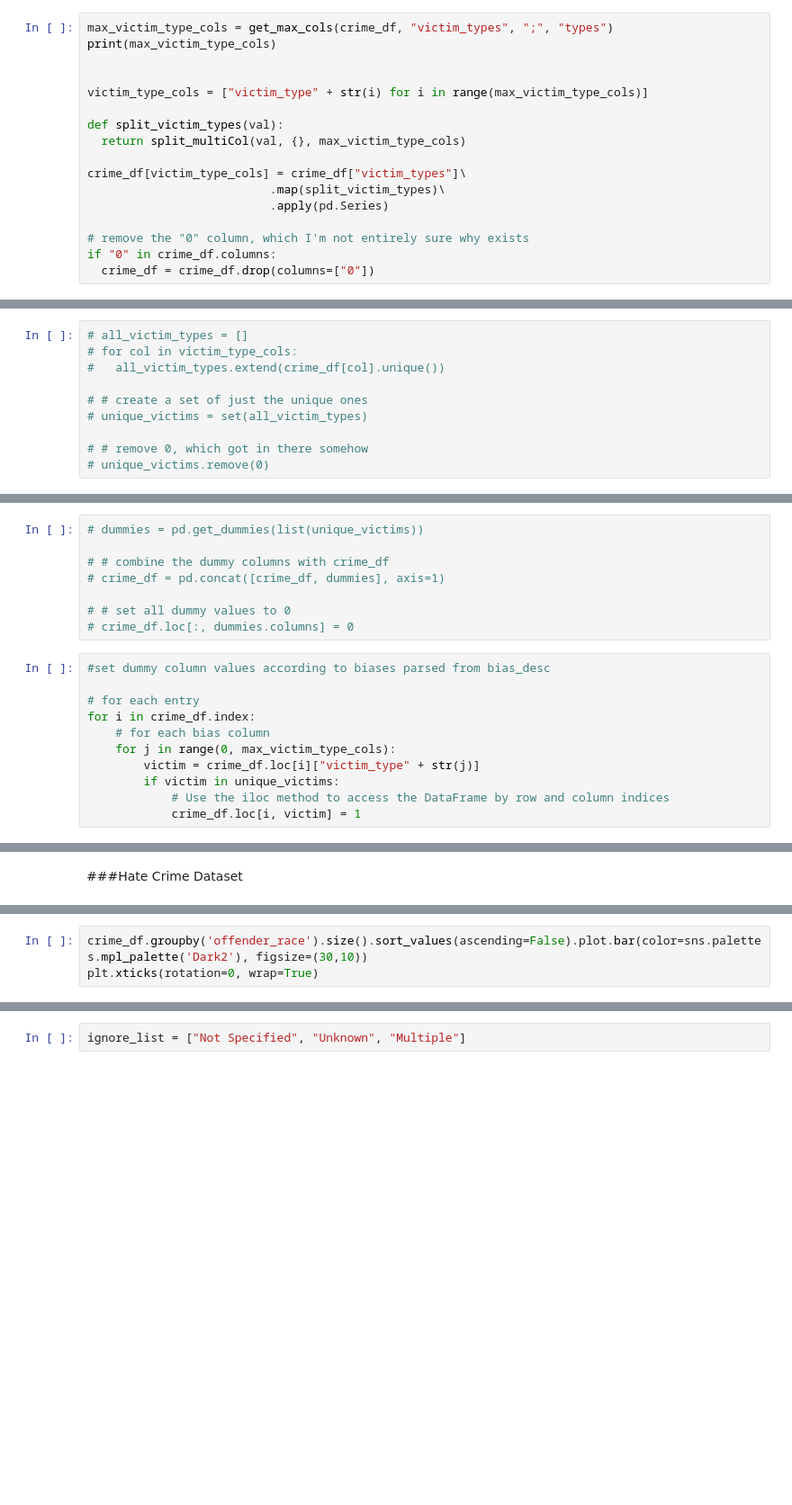
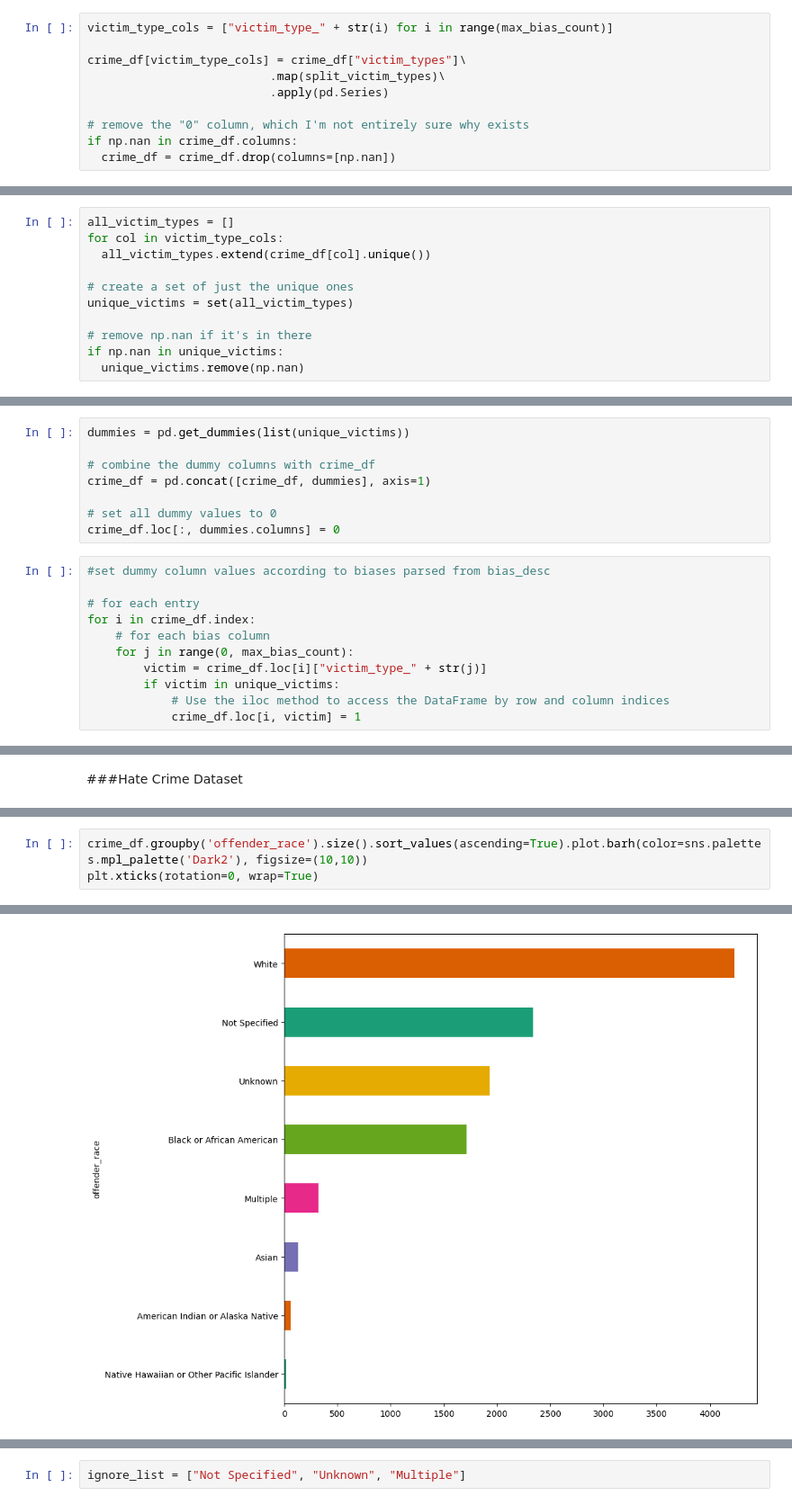
Before and after one commit to IsaacFigNewton/Analyzing-Hate-Crime-Data, a Jupyter notebook: Hate_Crime_Data_Exploration.ipynb, the cells around one changed output, grey strips where cells are left out. Shown at 90% size. Cells and saved outputs as stored; diff of their text form; blank space fills up the shorter version.

```diff
--- a/Hate_Crime_Data_Exploration.ipynb
+++ b/Hate_Crime_Data_Exploration.ipynb
@@ -264,17 +284,10 @@ crime_df.head()
 # %%
-max_victim_type_cols = get_max_cols(crime_df, "victim_types", ";", "types")
-print(max_victim_type_cols)
-
-
-victim_type_cols = ["victim_type" + str(i) for i in range(max_victim_type_cols)]
-
-def split_victim_types(val):
-  return split_multiCol(val, {}, max_victim_type_cols)
+victim_type_cols = ["victim_type_" + str(i) for i in range(max_bias_count)]
 
 crime_df[victim_type_cols] = crime_df["victim_types"]\
                           .map(split_victim_types)\
                           .apply(pd.Series)
 
 # remove the "0" column, which I'm not entirely sure why exists
-if "0" in crime_df.columns:
-  crime_df = crime_df.drop(columns=["0"])
+if np.nan in crime_df.columns:
+  crime_df = crime_df.drop(columns=[np.nan])
@@ -287,13 +315,14 @@ unique_victim_types = get_unique_types(crime_df, victim_type_cols)
 # %%
-# all_victim_types = []
-# for col in victim_type_cols:
-#   all_victim_types.extend(crime_df[col].unique())
+all_victim_types = []
+for col in victim_type_cols:
+  all_victim_types.extend(crime_df[col].unique())
 
-# # create a set of just the unique ones
-# unique_victims = set(all_victim_types)
+# create a set of just the unique ones
+unique_victims = set(all_victim_types)
 
-# # remove 0, which got in there somehow
-# unique_victims.remove(0)
+# remove np.nan if it's in there
+if np.nan in unique_victims:
+  unique_victims.remove(np.nan)
 # %% [markdown]
 ####Create dummy columns for all victim types
 # %%
@@ -301,19 +330,19 @@ dummies = get_unique_dummies(crime_df, unique_victims)
 # %%
-# dummies = pd.get_dummies(list(unique_victims))
+dummies = pd.get_dummies(list(unique_victims))
 
-# # combine the dummy columns with crime_df
-# crime_df = pd.concat([crime_df, dummies], axis=1)
+# combine the dummy columns with crime_df
+crime_df = pd.concat([crime_df, dummies], axis=1)
 
-# # set all dummy values to 0
-# crime_df.loc[:, dummies.columns] = 0
+# set all dummy values to 0
+crime_df.loc[:, dummies.columns] = 0
 # %%
 #set dummy column values according to biases parsed from bias_desc
 
 # for each entry
 for i in crime_df.index:
     # for each bias column
-    for j in range(0, max_victim_type_cols):
-        victim = crime_df.loc[i]["victim_type" + str(j)]
+    for j in range(0, max_bias_count):
+        victim = crime_df.loc[i]["victim_type_" + str(j)]
         if victim in unique_victims:
             # Use the iloc method to access the DataFrame by row and column indices
             crime_df.loc[i, victim] = 1
@@ -447,3 +510,4 @@ crime_df['total_offender_count'].plot.hist(bins=14, title='total_offender_count'
 # %%
-crime_df.groupby('offender_race').size().sort_values(ascending=False).plot.bar(color=sns.palettes.mpl_palette('Dark2'), figsize=(30,10))
+crime_df.groupby('offender_race').size().sort_values(ascending=True).plot.barh(color=sns.palettes.mpl_palette('Dark2'), figsize=(10,10))
 plt.xticks(rotation=0, wrap=True)
+# %% [output]
@@ -449,0 +526 @@ plt.xticks(rotation=0, wrap=True)
+[figure, added]
```
Also changed, not shown: parts of 34 cells of this notebook.
